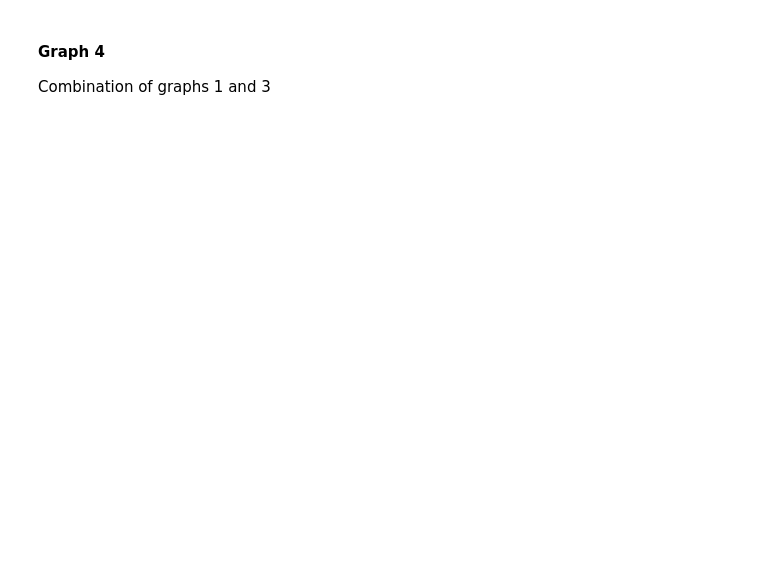
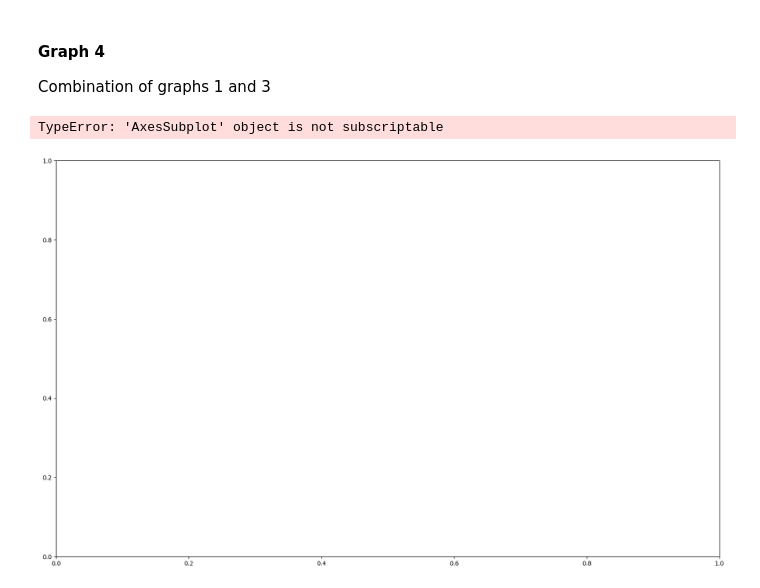
Before and after one commit to bronwenrees02/PY4SA23_Assignment, a Jupyter notebook: Assignment2_BronwenRees.ipynb, the cells around one changed output. Saved outputs shown, nothing was run; the diff lists cells and outputs as text; code cells hidden in the pictures; blank space fills up the shorter version.

```diff
--- a/Assignment2_BronwenRees.ipynb
+++ b/Assignment2_BronwenRees.ipynb
@@ -217,3 +249,11 @@ Boxplot of DBH for just Ulmus genus differentiated by species
 # %% [markdown]
 #### Graph 4
 Combination of graphs 1 and 3
+# %%
+plt.rcParams['figure.figsize'] = [20, 12]
+fig1, axs = plt.subplots(1,1)
+axs[1,0].relplot(data=Ulmus, x='DBH', y='TreeHeight',hue='Genus_spec')
+axs[0,1].boxplot(data=Ulmus, x='Genus_spec', y='DBH')
+# %% [output]
+TypeError: 'AxesSubplot' object is not subscriptable
+[figure, added]
```
Also changed, not shown: parts of 4 cells of this notebook.
